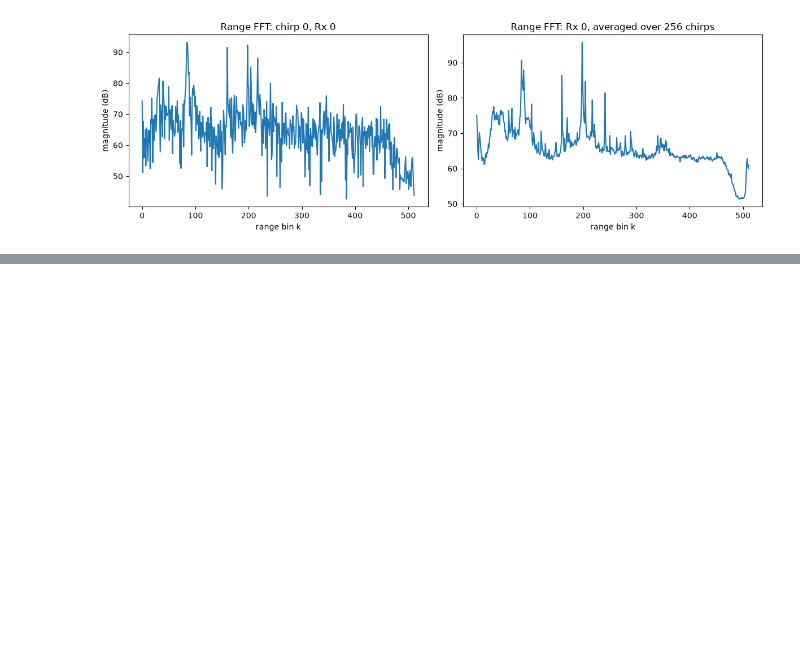
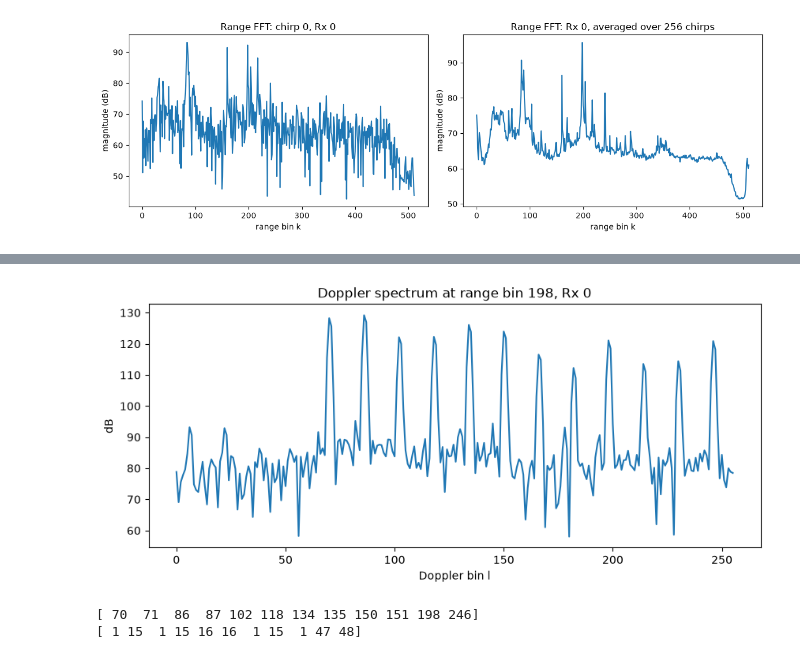
Before and after one commit to PLANETORIAN/Sparse-FFT-Radar, a Jupyter notebook: notebooks/01_loader.ipynb, the cells around one changed output, grey strips where cells are left out. Drawn from its saved outputs; the diff is of its cells as text; code cells hidden in the pictures; blank space fills up the shorter version.

```diff
--- a/notebooks/01_loader.ipynb
+++ b/notebooks/01_loader.ipynb
@@ -98,0 +124,18 @@ plt.show()
+# %%
+k = 198                                    # the range bin to look at
+row = rd_db[k, :]                      # all 256 Doppler bins at range bin k, Rx 0 (rd_db is already (512, 256))
+
+plt.figure(figsize=(10, 4))
+plt.plot(row)
+plt.xlabel("Doppler bin l"); plt.ylabel("dB")
+plt.title(f"Doppler spectrum at range bin {k}, Rx 0")
+plt.savefig(r"C:\Users\daksh\Documents\SPARSE_FFT\figures\doppler_row_198.png", dpi=140)
+plt.show()
+
+top12 = np.sort(np.argsort(row)[-12:])      # indices of the 12 largest values, sorted
+print(top12)
+print(np.diff(top12))                      # gaps between neighbouring peaks
+# %% [output]
+[figure, added]
+[ 70  71  86  87 102 118 134 135 150 151 198 246]
+[ 1 15  1 15 16 16  1 15  1 47 48]
```
Also changed, not shown: parts of 1 cell of this notebook, 2 other files.
